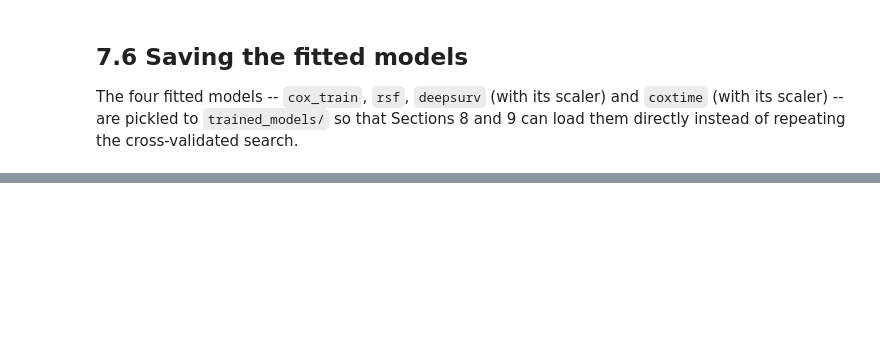
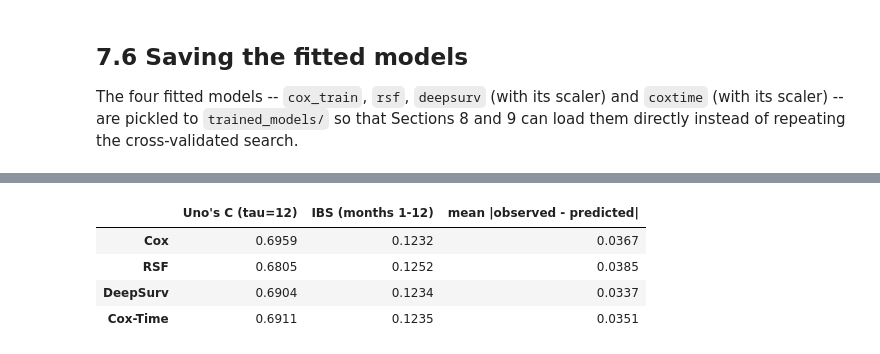
Before and after one commit to Mormorfor/SAML_project, a Jupyter notebook: Final Project/final_proj.ipynb, the cells around one changed output, grey strips where cells are left out. Cells and saved outputs as stored; diff of their text form; code cells hidden in the pictures; blank space fills up the shorter version.

```diff
--- a/Final Project/final_proj.ipynb
+++ b/Final Project/final_proj.ipynb
@@ -1244,0 +1427,11 @@ Saved fitted models to trained_models/: cox_train.joblib, coxtime.joblib, deepsu
+# %%
+from sksurv.metrics import brier_score
+
+monthly_bs = {}
+for name, curves in test_curves.items():
+    _, bs = brier_score(y_train_surv, y_test_surv, surv_at_times(curves, EVAL_TIMES), EVAL_TIMES)
+    monthly_bs[name] = bs
+monthly_bs = pd.DataFrame(monthly_bs, index=EVAL_TIMES.astype(int)).rename_axis("month")
+
+ibs = monthly_bs.apply(lambda col: np.trapezoid(col.to_numpy(), EVAL_TIMES)) / (EVAL_TIMES[-1] - EVAL_TIMES[0])
+ibs.rename("IBS (months 1-12)").round(4)
@@ -1244,0 +1450,18 @@ Saved fitted models to trained_models/: cox_train.joblib, coxtime.joblib, deepsu
+# %%
+def mean_calibration_gap(tab):
+    return np.average((tab["observed"] - tab["predicted"]).abs(), weights=tab["n"])
+
+test_summary = pd.DataFrame({
+    "Uno's C (tau=12)": pd.Series(uno_c),
+    "IBS (months 1-12)": ibs,
+    "mean |observed - predicted|": pd.Series(
+        {name: mean_calibration_gap(tab) for name, tab in calibration.items()}),
+}).round(4)
+test_summary.to_csv(os.path.join(TAB_DIR, "table11_test_summary.csv"))
+test_summary
+# %% [output]
+|  | Uno's C (tau=12) | IBS (months 1-12) | mean |observed - predicted| |
+| Cox | 0.6959 | 0.1232 | 0.0367 |
+| RSF | 0.6805 | 0.1252 | 0.0385 |
+| DeepSurv | 0.6904 | 0.1234 | 0.0337 |
+| Cox-Time | 0.6911 | 0.1235 | 0.0351 |
```
Also changed, not shown: parts of 24 cells of this notebook.
